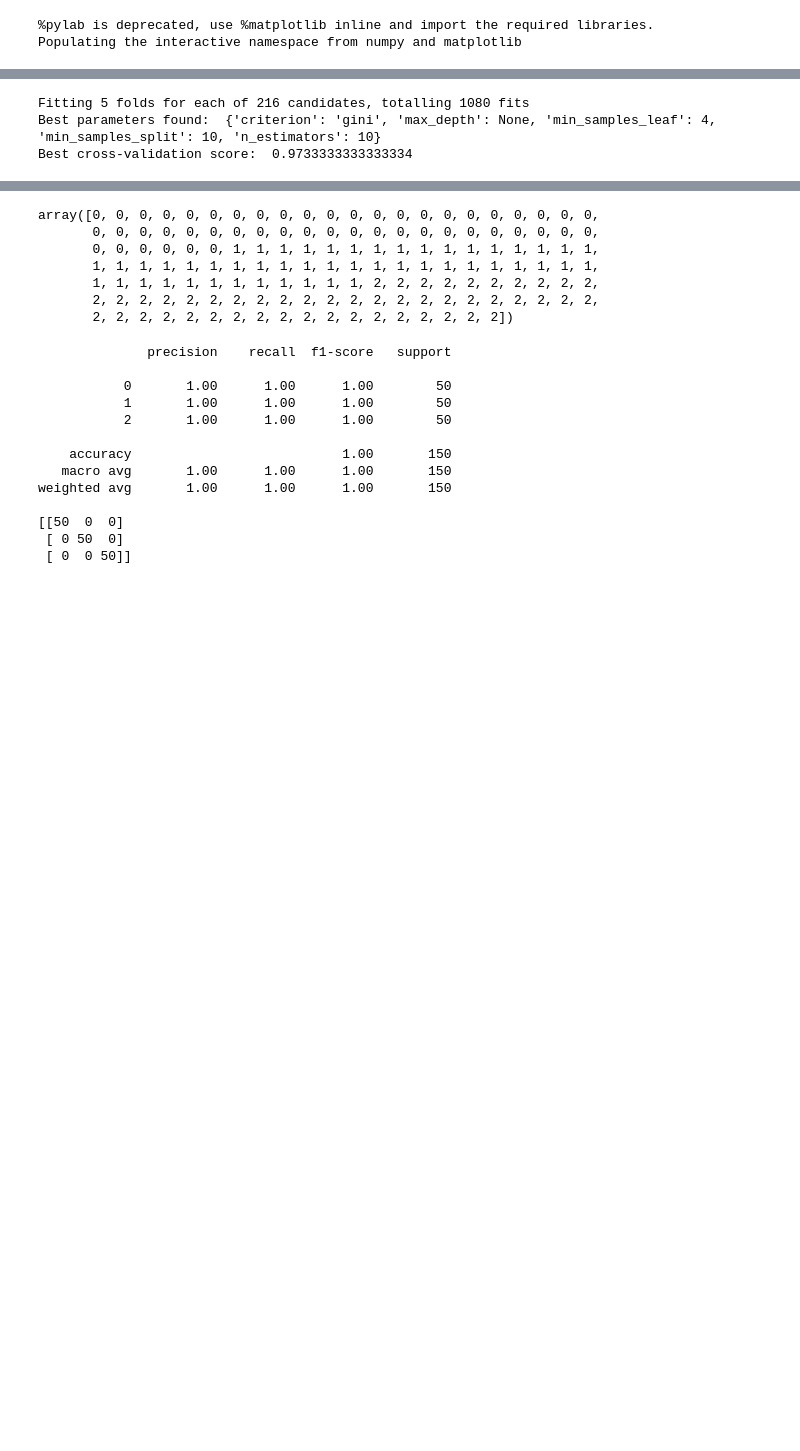
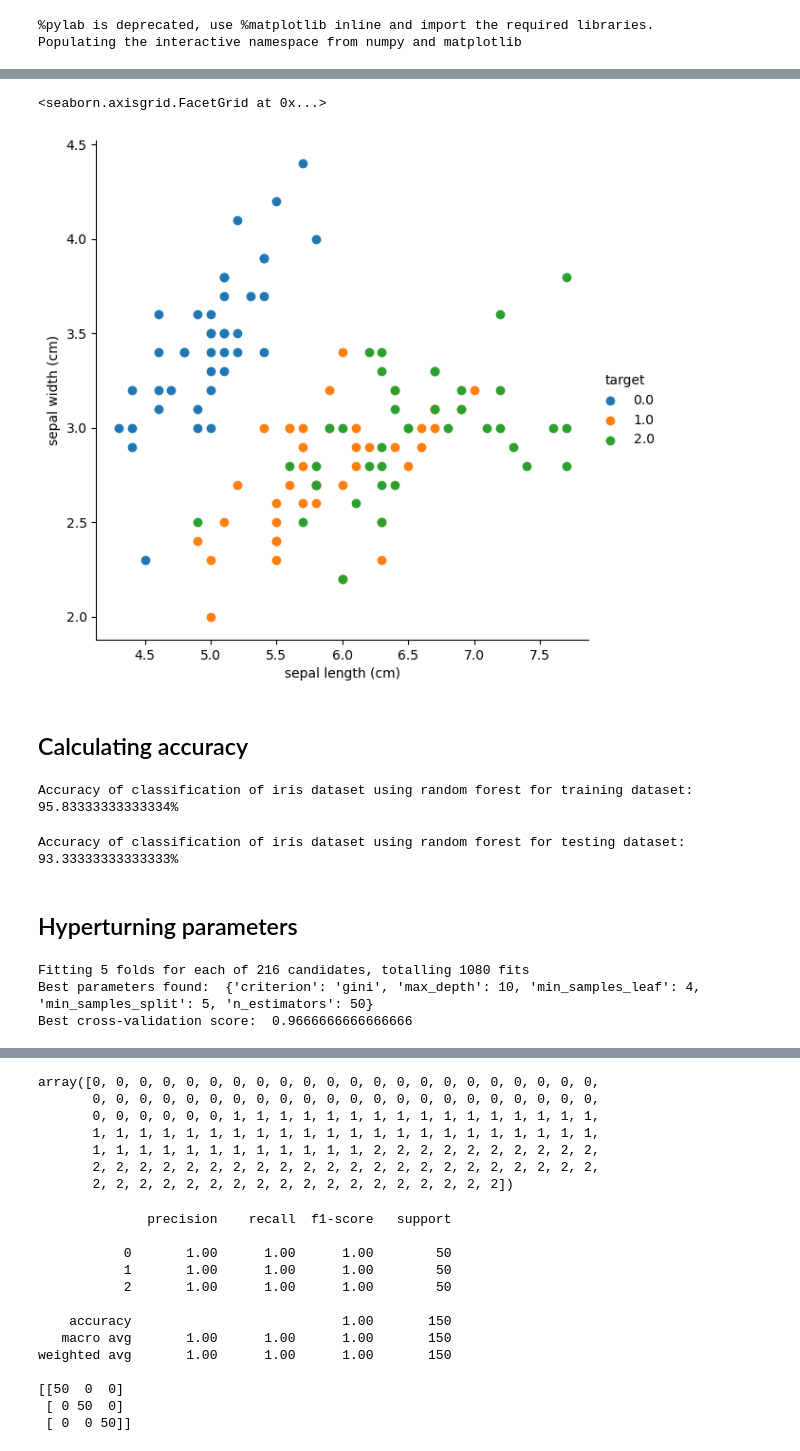
Before and after one commit to JiaYiBee/FIT3164, a Jupyter notebook: jackern rforest.ipynb, the cells around one changed output, grey strips where cells are left out. Drawn from its saved outputs; the diff is of its cells as text; code cells hidden in the pictures; blank space fills up the shorter version.

```diff
--- a/jackern rforest.ipynb
+++ b/jackern rforest.ipynb
@@ -30,6 +43,32 @@ sns.FacetGrid(df, hue="target", height=6).map(plt.scatter, "petal length (cm)",
+# %%
+sns.FacetGrid(df, hue="target", height=6).map(plt.scatter, "sepal length (cm)", "sepal width (cm)").add_legend()
+# %% [output]
+<seaborn.axisgrid.FacetGrid at 0x...>
+[figure, added]
+# %% [markdown]
+## Calculating accuracy
+# %%
+from sklearn.ensemble import RandomForestClassifier
+import math
+
+forest = RandomForestClassifier(criterion='gini',n_estimators=1, max_depth=10)
+
+forest.fit(X_train, y_train)
+
+print("Accuracy of classification of iris dataset using random forest for training dataset: " + str(forest.score(X_train, y_train) * 100) + "%")
+# %% [output]
+Accuracy of classification of iris dataset using random forest for training dataset: 95.83333333333334%
+# %%
+forest.fit(X_test, y_test)
+
+print("Accuracy of classification of iris dataset using random forest for testing dataset: " + str(forest.score(X_test, y_test) * 100
+) + "%")
+# %% [output]
+Accuracy of classification of iris dataset using random forest for testing dataset: 93.33333333333333%
+# %% [markdown]
+## Hyperturning parameters
 # %%
 from sklearn.model_selection import GridSearchCV
-from sklearn.ensemble import RandomForestClassifier
 
 # Define the parameter grid
 param_grid = {
@@ -47,12 +86,12 @@ forest = RandomForestClassifier()
 grid_search = GridSearchCV(estimator=forest, param_grid=param_grid, cv=5, verbose=2, n_jobs=-1)
 
 # Fit to the data
-grid_search.fit(iris.data, iris.target)
+grid_search.fit(X_train, y_train)
 
 # Print the best parameters and the corresponding score
 print("Best parameters found: ", grid_search.best_params_)
 print("Best cross-validation score: ", grid_search.best_score_)
 # %% [output]
 Fitting 5 folds for each of 216 candidates, totalling 1080 fits
-Best parameters found:  {'criterion': 'gini', 'max_depth': None, 'min_samples_leaf': 4, 'min_samples_split': 10, 'n_estimators': 10}
-Best cross-validation score:  0.9733333333333334
+Best parameters found:  {'criterion': 'gini', 'max_depth': 10, 'min_samples_leaf': 4, 'min_samples_split': 5, 'n_estimators': 50}
+Best cross-validation score:  0.9666666666666666
```
Also changed, not shown: parts of 17 cells of this notebook.
